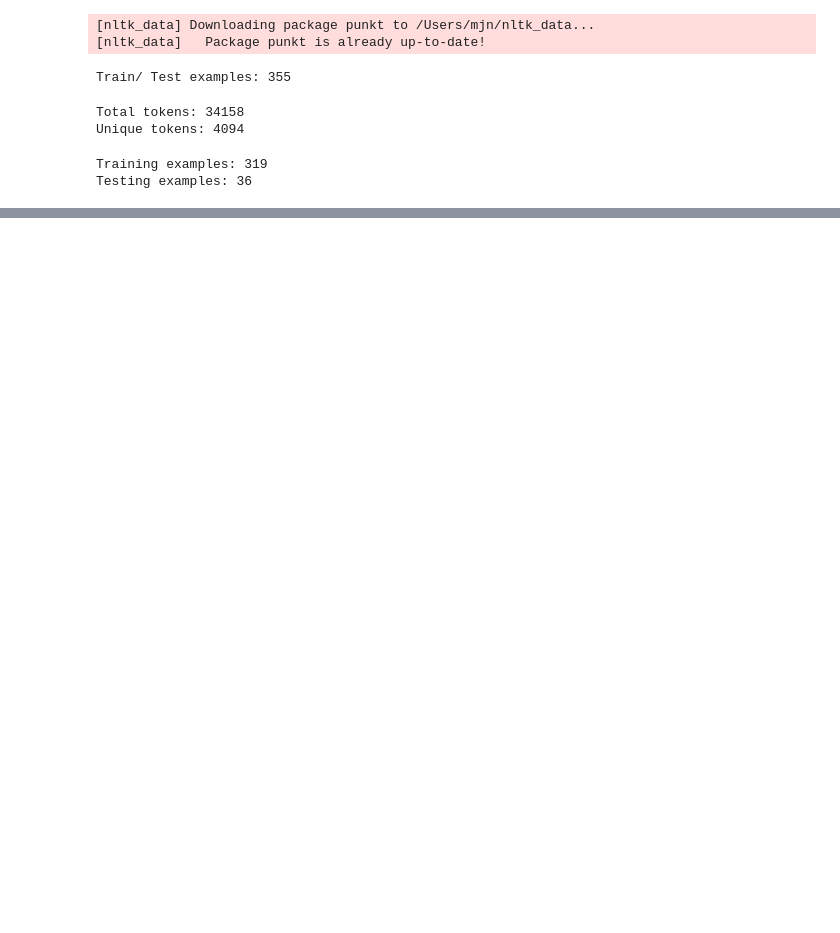
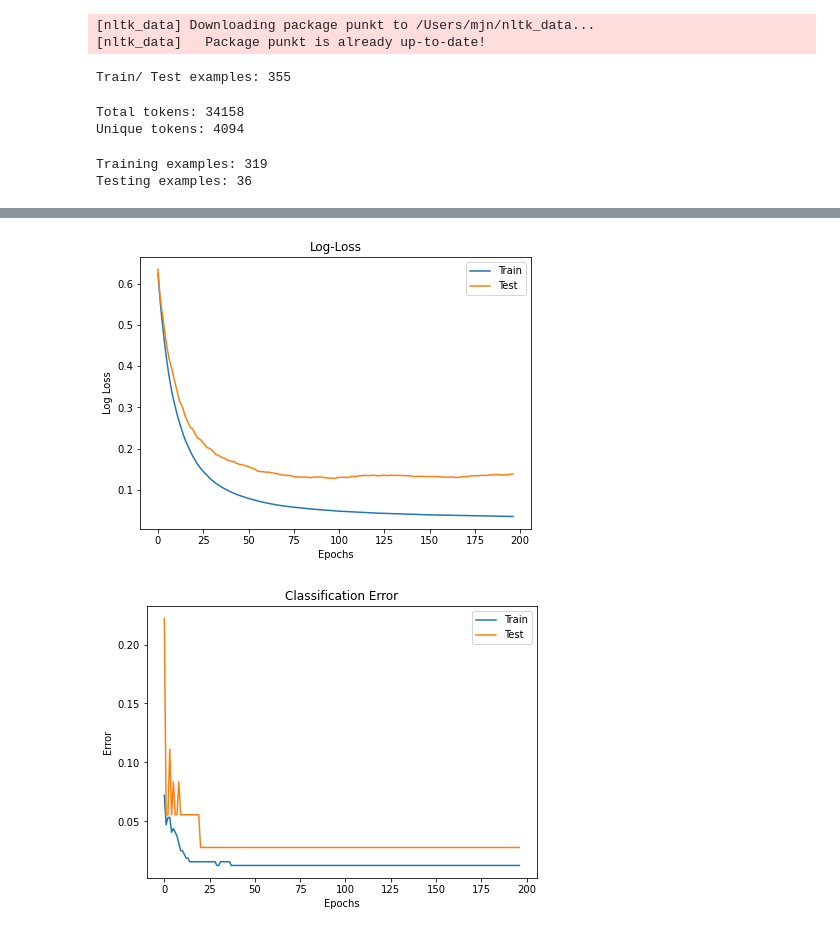
Before and after one commit to neumj/thoth, a Jupyter notebook: notebooks/xgboost-binary.ipynb, the cells around one changed output, grey strips where cells are left out. Drawn from its saved outputs; the diff is of its cells as text; code cells hidden in the pictures; blank space fills up the shorter version.

Commit message:
plots

```diff
--- a/notebooks/xgboost-binary.ipynb
+++ b/notebooks/xgboost-binary.ipynb
@@ -102,7 +102,7 @@ def plot_loss(results_dict, output_path='log-loss.jpg', show_plot=False):
     if show_plot==True:
         plt.show()
 
-def plot_error(results_dict, output_path='classification_error.jpg', show_plot=False):
+def plot_error(results_dict, output_path='classification-error.jpg', show_plot=False):
     # plot classification error
     epochs = len(results_dict['validation_0']['error'])
     x_axis = range(0, epochs)
@@ -198,0 +191,7 @@ plot_feature_importance(model)
+# %%
+plot_loss(results, output_path="log-loss-init.jpg", show_plot=False)
+plot_error(results, output_path="error-init.jpg", show_plot=False)
+plot_feature_importance(model, output_path="important-features-init.jpg", show_plot=False)
+# %% [output]
+[figure, added]
+[figure, added]
```
Also changed, not shown: parts of 8 cells of this notebook, 3 other files.
